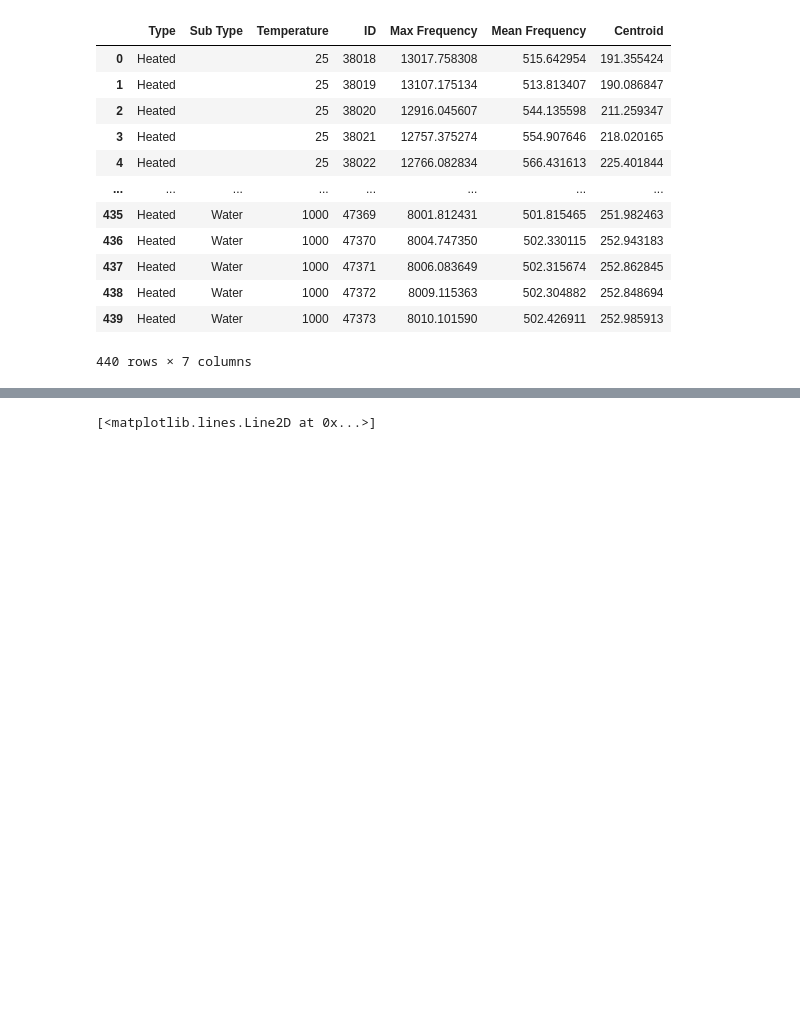
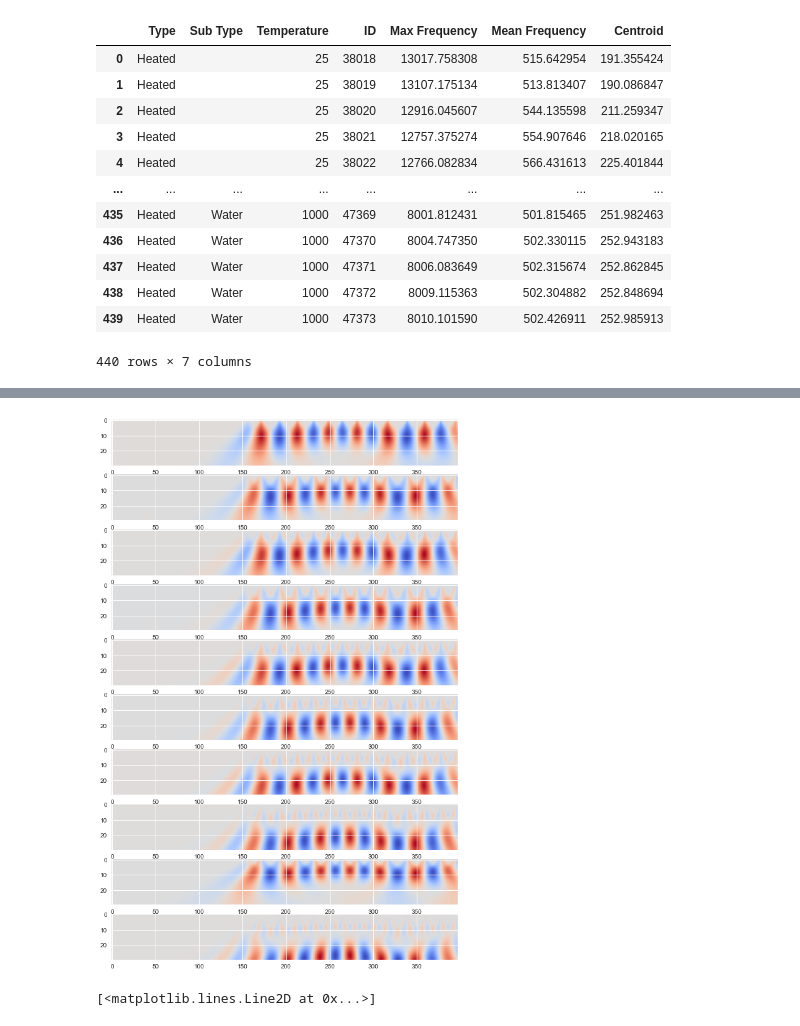
Before and after one commit to rohithandique/civil-major-project, a Jupyter notebook: Major Project.ipynb, the cells around one changed output, grey strips where cells are left out. Drawn from its saved outputs; the diff is of its cells as text; code cells hidden in the pictures; blank space fills up the shorter version.

```diff
--- a/Major Project.ipynb
+++ b/Major Project.ipynb
@@ -134,3 +134,15 @@ new_df
 | 438 | Heated | Water | 1000 | 47372 | 8009.115363 | 502.304882 | 252.848694 |
 | 439 | Heated | Water | 1000 | 47373 | 8010.101590 | 502.426911 | 252.985913 |
 440 rows × 7 columns
+# %%
+wavelist = ['gaus1',
+ 'gaus2',
+ 'gaus3',
+ 'gaus4',
+ 'gaus5',
+ 'gaus6',
+ 'gaus7',
+ 'gaus8',
+ 'mexh',
+ 'morl']
+wavelist
@@ -139,3 +166,10 @@ coef, freq = pywt.cwt(df.iloc[0][21:], np.arange(1, 31), 'mexh')
+# %%
+fig_w, axs_w = plt.subplots(len(wavelist), figsize=(10,16))
+for i in range(len(wavelist)):
+    coef, freq = pywt.cwt(df.iloc[9][21:], np.arange(1, 31), wavelist[i])
+    axs_w[i].imshow(coef, cmap = 'coolwarm', aspect = 'auto')
+# %% [output]
+[figure, added]
 # %%
 plt.plot(freq)
 # %% [output]
```
Also changed, not shown: parts of 4 cells of this notebook.
